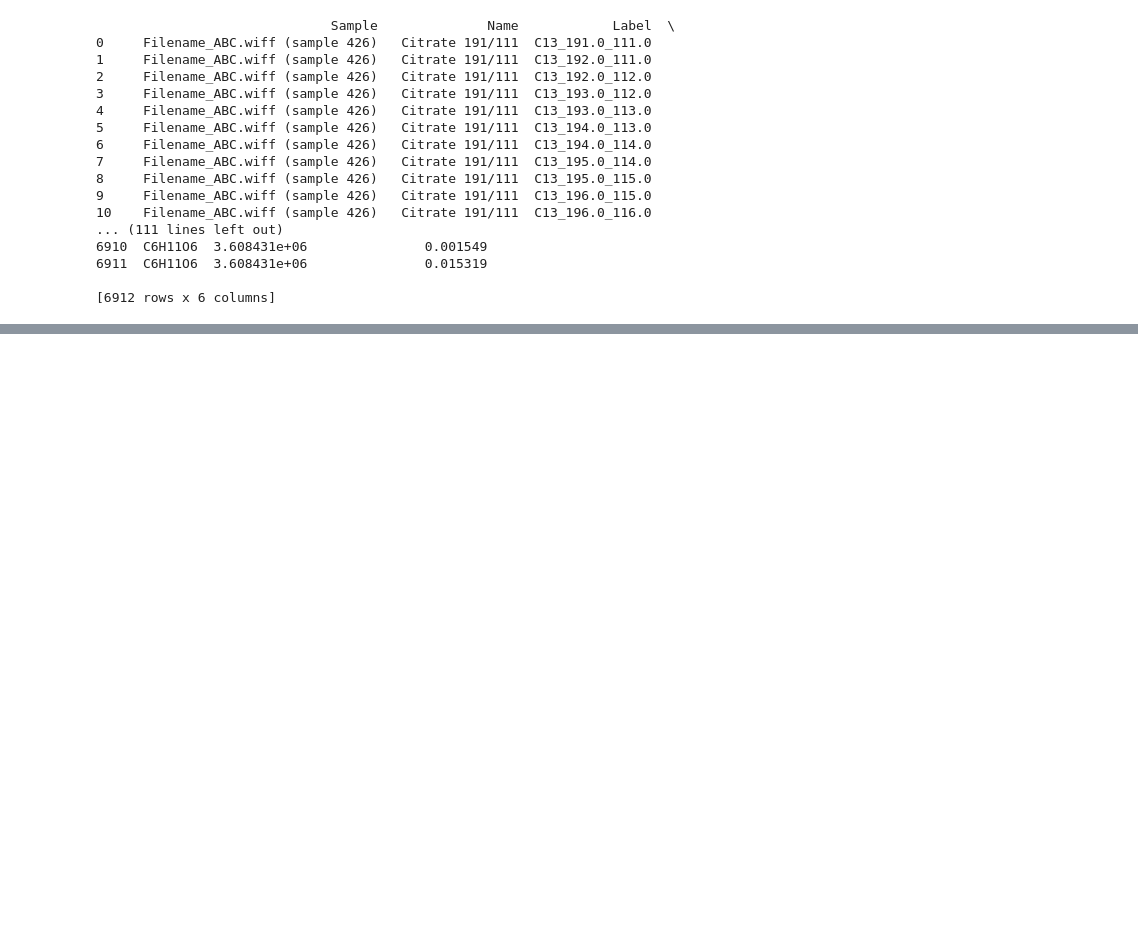
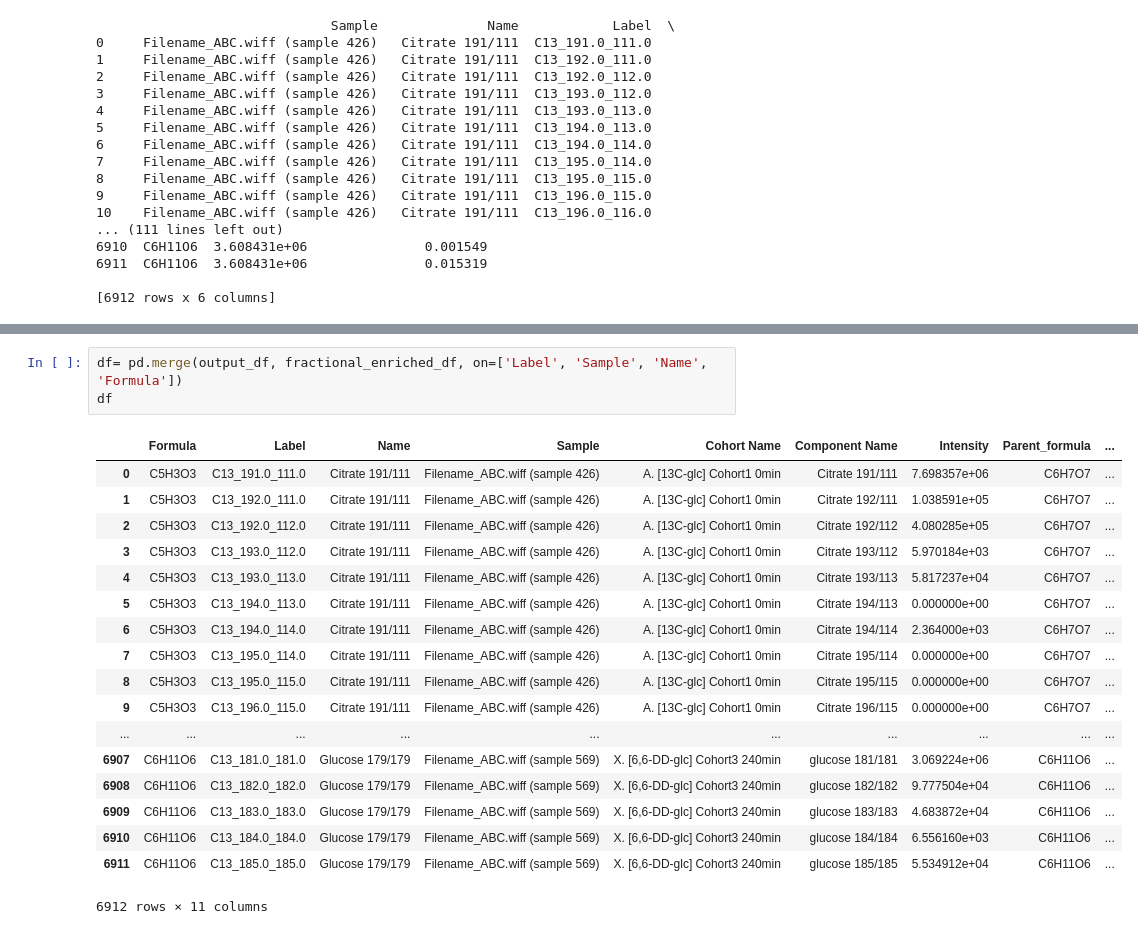
Before and after one commit to ElucidataInc/NA_Correction, a Jupyter notebook: Demo/Demo_ipython/NACorr_MSMS Workflow.ipynb, the cells around one changed output, grey strips where cells are left out. Saved outputs shown, nothing was run; the diff lists cells and outputs as text; blank space fills up the shorter version.

```diff
--- a/Demo/Demo_ipython/NACorr_MSMS Workflow.ipynb
+++ b/Demo/Demo_ipython/NACorr_MSMS Workflow.ipynb
@@ -215,0 +193,22 @@ df
+# %%
+df= pd.merge(output_df, fractional_enriched_df, on=['Label', 'Sample', 'Name', 'Formula'])
+df
+# %% [output]
+|  | Formula | Label | Name | Sample | Cohort Name | Component Name | Intensity | Parent_formula | ... |
+| 0 | C5H3O3 | C13_191.0_111.0 | Citrate 191/111 | Filename_ABC.wiff (sample 426) | A. [13C-glc] Cohort1 0min | Citrate 191/111 | 7.698357e+06 | C6H7O7 | ... |
+| 1 | C5H3O3 | C13_192.0_111.0 | Citrate 191/111 | Filename_ABC.wiff (sample 426) | A. [13C-glc] Cohort1 0min | Citrate 192/111 | 1.038591e+05 | C6H7O7 | ... |
+| 2 | C5H3O3 | C13_192.0_112.0 | Citrate 191/111 | Filename_ABC.wiff (sample 426) | A. [13C-glc] Cohort1 0min | Citrate 192/112 | 4.080285e+05 | C6H7O7 | ... |
+| 3 | C5H3O3 | C13_193.0_112.0 | Citrate 191/111 | Filename_ABC.wiff (sample 426) | A. [13C-glc] Cohort1 0min | Citrate 193/112 | 5.970184e+03 | C6H7O7 | ... |
+| 4 | C5H3O3 | C13_193.0_113.0 | Citrate 191/111 | Filename_ABC.wiff (sample 426) | A. [13C-glc] Cohort1 0min | Citrate 193/113 | 5.817237e+04 | C6H7O7 | ... |
+| 5 | C5H3O3 | C13_194.0_113.0 | Citrate 191/111 | Filename_ABC.wiff (sample 426) | A. [13C-glc] Cohort1 0min | Citrate 194/113 | 0.000000e+00 | C6H7O7 | ... |
+| 6 | C5H3O3 | C13_194.0_114.0 | Citrate 191/111 | Filename_ABC.wiff (sample 426) | A. [13C-glc] Cohort1 0min | Citrate 194/114 | 2.364000e+03 | C6H7O7 | ... |
+| 7 | C5H3O3 | C13_195.0_114.0 | Citrate 191/111 | Filename_ABC.wiff (sample 426) | A. [13C-glc] Cohort1 0min | Citrate 195/114 | 0.000000e+00 | C6H7O7 | ... |
+| 8 | C5H3O3 | C13_195.0_115.0 | Citrate 191/111 | Filename_ABC.wiff (sample 426) | A. [13C-glc] Cohort1 0min | Citrate 195/115 | 0.000000e+00 | C6H7O7 | ... |
+| 9 | C5H3O3 | C13_196.0_115.0 | Citrate 191/111 | Filename_ABC.wiff (sample 426) | A. [13C-glc] Cohort1 0min | Citrate 196/115 | 0.000000e+00 | C6H7O7 | ... |
+| ... | ... | ... | ... | ... | ... | ... | ... | ... | ... |
+| 6907 | C6H11O6 | C13_181.0_181.0 | Glucose 179/179 | Filename_ABC.wiff (sample 569) | X. [6,6-DD-glc] Cohort3 240min | glucose 181/181 | 3.069224e+06 | C6H11O6 | ... |
+| 6908 | C6H11O6 | C13_182.0_182.0 | Glucose 179/179 | Filename_ABC.wiff (sample 569) | X. [6,6-DD-glc] Cohort3 240min | glucose 182/182 | 9.777504e+04 | C6H11O6 | ... |
+| 6909 | C6H11O6 | C13_183.0_183.0 | Glucose 179/179 | Filename_ABC.wiff (sample 569) | X. [6,6-DD-glc] Cohort3 240min | glucose 183/183 | 4.683872e+04 | C6H11O6 | ... |
+| 6910 | C6H11O6 | C13_184.0_184.0 | Glucose 179/179 | Filename_ABC.wiff (sample 569) | X. [6,6-DD-glc] Cohort3 240min | glucose 184/184 | 6.556160e+03 | C6H11O6 | ... |
+| 6911 | C6H11O6 | C13_185.0_185.0 | Glucose 179/179 | Filename_ABC.wiff (sample 569) | X. [6,6-DD-glc] Cohort3 240min | glucose 185/185 | 5.534912e+04 | C6H11O6 | ... |
+6912 rows × 11 columns
```
Also changed, not shown: parts of 2 cells of this notebook, 2 other files.
